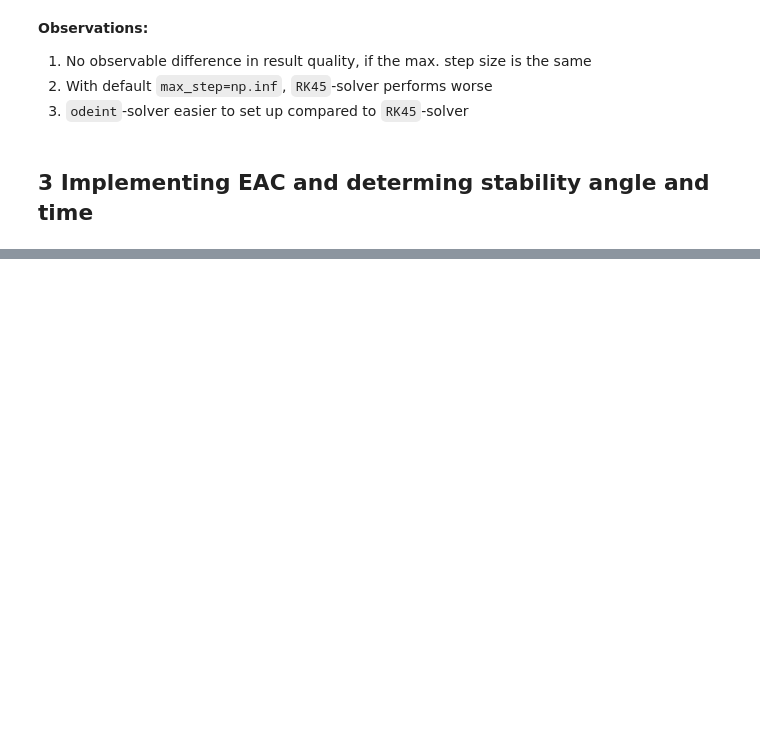
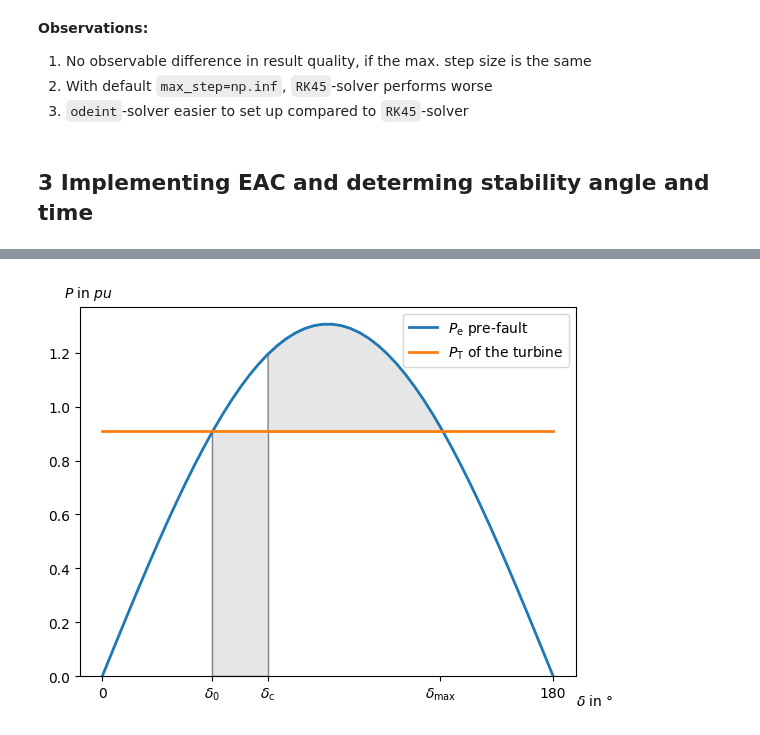
Before and after one commit to maxikoehler/Hauptseminararbeit, a Jupyter notebook: python/1_dev-workbook.ipynb, the cells around one changed output, grey strips where cells are left out. Drawn from its saved outputs; the diff is of its cells as text; code cells hidden in the pictures; blank space fills up the shorter version.

```diff
--- a/python/1_dev-workbook.ipynb
+++ b/python/1_dev-workbook.ipynb
@@ -274,0 +273,99 @@ CC angle: 67.95 deg
+# %%
+# todo: implement plot_post, auto_reclosing as input variables; different outputs in relation to that
+# problem noch bei c und nc aber auch stable;
+
+from matplotlib.patches import Polygon
+
+def plot_P_delta(mode, E_p, E_k_pre, E_k_post, X_pre, X_post):
+    # plotting of P - delta curve and the relavant areas. Consideration of pre- and post-fault function as partially sin-function in [0, 2*pi], as well as constant power function of the turbine
+    # marking the critical power angle delta_c
+
+    # calculation of P_e_pre, P_e_post, and P_t
+    x_deg = np.linspace(0, 180) # linear vector for plotting in deg
+    x_rad = np.linspace(0, np.pi) # linear vector for calculation in rad
+    P_e_pre = P_e(E_p, E_k_pre, X_pre, x_rad)
+    P_e_post = P_e(E_p, E_k_post, X_post, x_rad)
+    P_t = P_t_deg(x_rad)
+
+    # setting up the plot and plotting P_e and P_t
+    fig, ax = plt.subplots()
+    ax.plot(x_deg, P_e_pre, '-', linewidth=2, label='$P_\mathrm{e}$ pre-fault')
+    if P_e(E_p, E_k_post, X_post, np.pi/2)!= 0:
+        ax.plot(x_deg, P_e_post, '-', linewidth=2, label='$P_\mathrm{e}$ post-fault')
+    ax.plot(x_deg, P_t, '-', linewidth=2, label='$P_\mathrm{T}$ of the turbine')
+
+    # Determing the boundary angles
+    delta_0 = np.arcsin(P_m_gen/P_e(E_p, E_k_pre, X_pre, np.pi/2))
+
+    ax.set_ylim(bottom=0)
+    if mode == 'c':
+        delta_max = np.pi - delta_0
+        stability, t_cc, delta_c = determine_cct(mode, t_sim, delta, delta_0, E_p, E_k_pre, E_k_post, X_pre, X_post)
+
+        delta_0_deg = int(np.rad2deg(delta_0))
+        delta_max_deg = int(np.rad2deg(delta_max))
+        delta_c_deg = int(np.rad2deg(delta_c))
+
+        if stability:
+            # Make the shaded region for area_acc
+            ix1 = np.linspace(delta_0_deg, delta_c_deg)
+            iy1 = P_e(E_p, E_k_post, X_post, np.deg2rad(ix1))
+            ax.fill_between(ix1, iy1, P_m_gen, facecolor='0.9', edgecolor='0.5')
+
+            # Make the shaded region for area_dec, https://matplotlib.org/stable/gallery/lines_bars_and_markers/fill_between_demo.html
+            ix2 = np.linspace(delta_c_deg, delta_max_deg) # -> does this have to be in rad or in deg?
+            iy2 = P_e(E_p, E_k_pre, X_pre, np.deg2rad(ix2))
+            ax.fill_between(ix2, iy2, P_m_gen, facecolor='0.9', edgecolor='0.5')
+
+            ax.set_xticks([0, 180, delta_0_deg, delta_c_deg, delta_max_deg], labels=['0', '180', '$\delta_\mathrm{0}$', '$\delta_\mathrm{c}$', '$\delta_\mathrm{max}$'])
+        else:
+            ix1 = np.linspace(delta_0_deg, delta_max_deg)
+            iy1 = np.zeros(np.size(ix1))
+            ax.fill_between(ix1, iy1, P_m_gen, facecolor='red', edgecolor='red', alpha=0.5)
+    elif mode == 'nc':
+        if P_m_gen > P_e(E_p, E_k_post, X_post, np.pi/2):
+            delta_max = np.pi
+        else:
+            delta_max = np.pi - np.arcsin(P_m_gen/P_e(E_p, E_k_post, X_post, np.pi/2))
+
+        stability = determine_cct(mode, t_sim, delta, delta_0, E_p, E_k_pre, E_k_post, X_pre, X_post)
+
+        delta_0_deg = int(np.rad2deg(delta_0))
+        delta_max_deg = int(np.rad2deg(delta_max))
+
+        if stability:
+            # Make the shaded region for area_acc
+            ix1 = np.linspace(delta_0_deg, delta_max_deg) # -> does this have to be in rad or in deg?
+            iy1 = P_e(E_p, E_k_post, X_post, np.deg2rad(ix1))
+            ax.fill_between(ix1, iy1, P_m_gen, facecolor='0.9', edgecolor='0.5')
+
+            ax.set_xticks([0, 180, delta_0_deg, delta_max_deg], labels=['0', '180', '$\delta_\mathrm{0}$', '$\delta_\mathrm{max}$'])
+        else:
+            # Make the shaded region for area_acc
+            ix1 = np.linspace(delta_0_deg, delta_max_deg) # -> does this have to be in rad or in deg?
+            iy1 = P_e(E_p, E_k_post, X_post, np.deg2rad(ix1))
+            ax.fill_between(ix1, iy1, P_m_gen, facecolor='red', edgecolor='red', alpha=.5)
+
+            ax.set_xticks([0, 180, delta_0_deg, delta_max_deg], labels=['0', '180', '$\delta_\mathrm{0}$', '$\delta_\mathrm{max}$'])
+
+
+    # adding area descriptions
+    # ax.text(0.5*(delta_0_deg + delta_c_deg), P_m_gen-0.1, r"$A_\mathrm{acc}$", horizontalalignment='center', fontsize=15)
+    # ax.text(0.47*(delta_max_deg + delta_c_deg), P_m_gen+0.05, r"$A_\mathrm{dec}$", horizontalalignment='center', fontsize=15)
+    # 0.3*(P_e(E_p, E_k_pre, X_pre, np.pi/2) - P_m_gen)
+
+    # axis text and optical manipulation of the plot
+    fig.text(0.9, 0.05, '$\delta$ in $°$')
+    fig.text(0.1, 0.9, '$P$ in $pu$')
+
+    plt.legend()
+    plt.show()
+    return
+
+plot_P_delta('c', E_fd_gen, E_fd_ibb, 0, (X_line + X_gen), X_gen)
+determine_cct('c', t_sim, delta, delta_gen_init, E_fd_gen, E_fd_ibb, 0, (X_line + X_gen), X_gen)
+
+# plot_P_delta('c', E_fd_gen, E_fd_ibb, E_fd_ibb, (X_line + X_gen), X_gen + 2*X_line)
+# plot_P_delta('nc', E_fd_gen, E_fd_ibb, E_fd_ibb, (X_line + X_gen), X_gen + 1.5*X_line)
+# %% [output]
+[figure, added]
```
Also changed, not shown: parts of 12 cells of this notebook, 17 other files.
